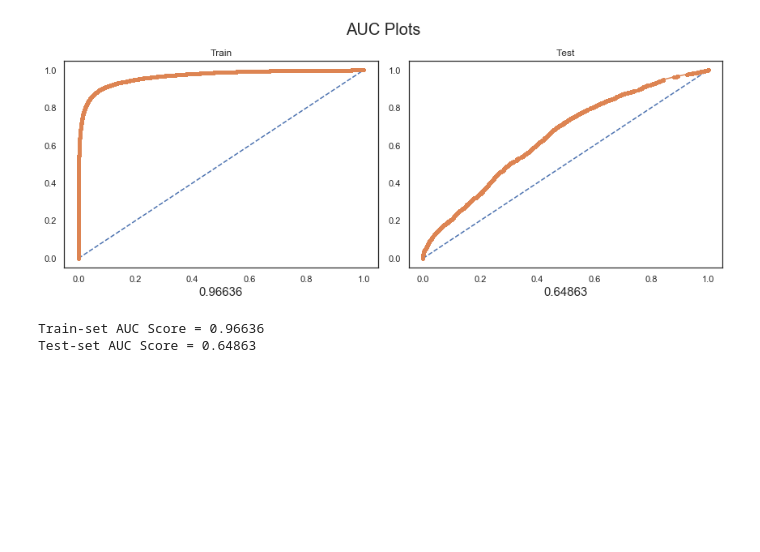
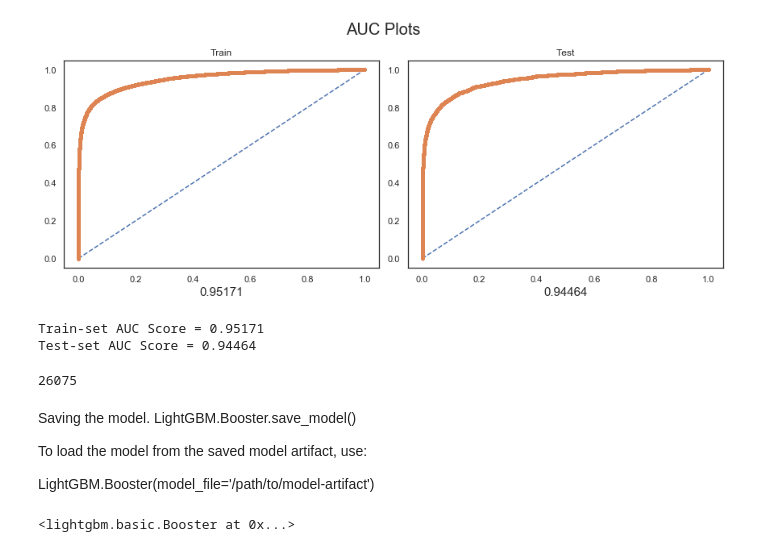
Before and after one commit to devrimcavusoglu/ieee-fraud-detection, a Jupyter notebook: stuff/kernel/modeling/Modeling processed data.ipynb, the cells around one changed output. Saved outputs shown, nothing was run; the diff lists cells and outputs as text; code cells hidden in the pictures; blank space fills up the shorter version.

Commit message:
new boost types added.

```diff
--- a/stuff/kernel/modeling/Modeling processed data.ipynb
+++ b/stuff/kernel/modeling/Modeling processed data.ipynb
@@ -144,7 +153,62 @@ You can install the OpenMP library by the following command: ``brew install libo
+# %%
+X_train, X_dev, y_train, y_dev = get_split(X,y)
+# %%
+lgb_train = lgb.Dataset(data=X_train, label=y_train)
+
+model_params = {
+    'task': 'train',
+    'boosting_type': 'gbdt',
+    'objective': 'binary',
+    'metric': 'auc',
+    'learning_rate': 0.01,
+    'verbose': -1
+     }
+
+training_params = dict(
+            params=model_params,
+            train_set=lgb_train,
+            num_boost_round=1300,
+            valid_sets=None,
+            valid_names=None,
+            fobj=None,
+            feval=None,
+            init_model=None,
+            feature_name='auto',
+            categorical_feature='auto',
+            early_stopping_rounds=None,
+            evals_result=None,
+            verbose_eval=True,
+            learning_rates=None,
+            keep_training_booster=False,
+            callbacks=None
+)
+
+lgb_model = lgb.train(**training_params)
 # %%
-auc_plot_score(model_pred_fn=LightGBM.predict, X_train=X_train, X_test=X_dev,
-               y_train=y_train, y_test=y_dev, dim=1)
+auc_plot_params = dict(
+        model_pred_fn=lgb_model.predict,
+        X_train=X_train,
+        X_test=X_dev,
+        y_train=y_train,
+        y_test=y_dev,
+        dim=1
+)
+auc_plot_score(**auc_plot_params)
 # %% [output]
-[figure, old version]
+[figure, new version]
-Train-set AUC Score = 0.96636
-Test-set AUC Score = 0.64863
+Train-set AUC Score = 0.95171
+Test-set AUC Score = 0.94464
+# %%
+gc.collect()
+# %% [output]
+26075
+# %% [markdown]
+Saving the model. LightGBM.Booster.save_model()
+
+To load the model from the saved model artifact, use:
+
+LightGBM.Booster(model_file='/path/to/model-artifact')
+# %%
+lgb_model.save_model('./model_artifacts/lgbm_rr_2.ml')
+# %% [output]
+<lightgbm.basic.Booster at 0x...>
```
Also changed, not shown: parts of 20 cells of this notebook, 8 other files.
